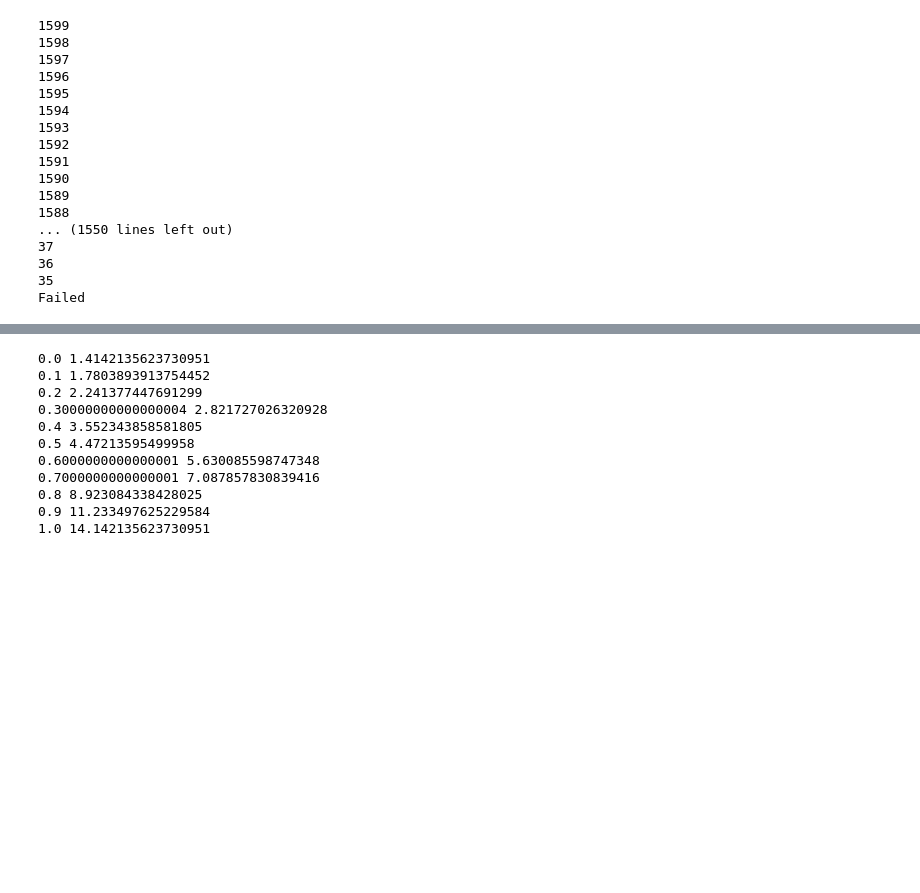
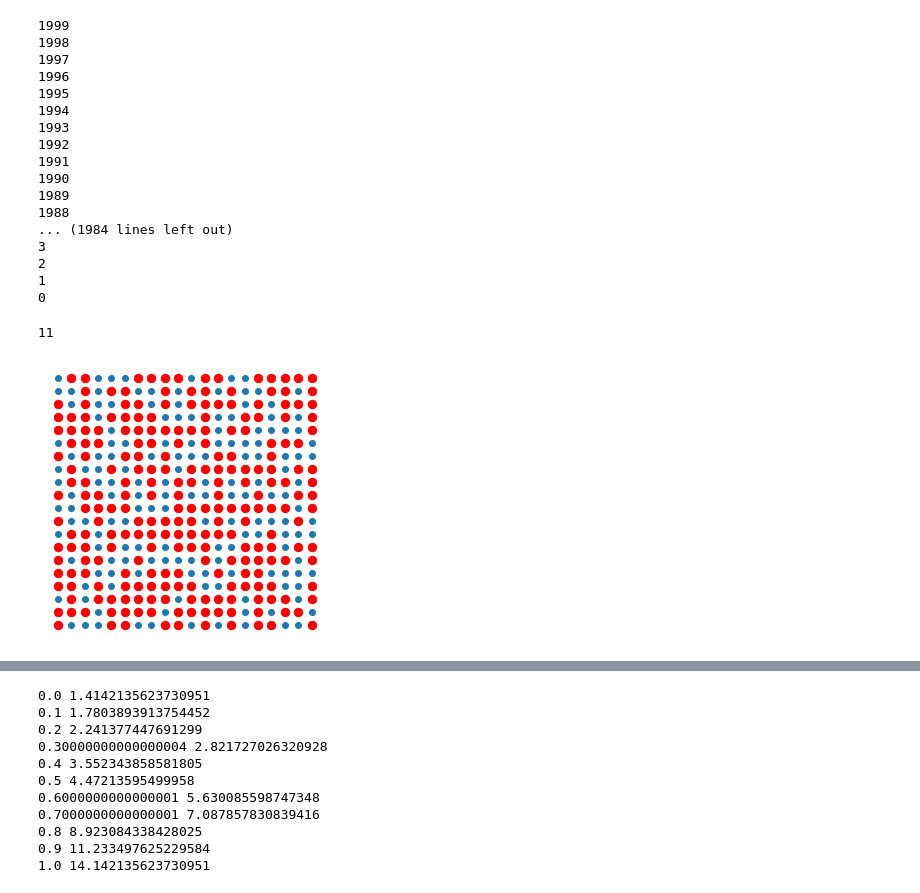
Before and after one commit to noahberthusen/qecc_routing, a Jupyter notebook: src_py/configuration_model.ipynb, the cells around one changed output, grey strips where cells are left out. Cells and saved outputs as stored; diff of their text form; code cells hidden in the pictures; blank space fills up the shorter version.

Commit message:
finished point refactoring

```diff
--- a/src_py/configuration_model.ipynb
+++ b/src_py/configuration_model.ipynb
@@ -16,8 +39,8 @@ def in_circle(point, circle):
 m = 20
 n = m**2
 
-r = np.sqrt(2)*((m/2)**0.4)
-deg_v = 4 # w_c. Every bit is in this many checks
+r = np.sqrt(2)*((m/2)**1)
+deg_v = 5 # w_c. Every bit is in this many checks
 deg_c = 5 # w_r. Every check has this many bits in it
 num_checks = (n*deg_v)//deg_c
 k = n - num_checks
@@ -31,7 +54,7 @@ while (np.count_nonzero(vs)):
     if (np.count_nonzero(pot_qbts)):
         c_ind = np.random.choice(np.where(pot_qbts.any(axis=1))[0])
     else:
-        print("Failed")
+        # print("Failed")
         break
 
     # choose a v that is within the specified radius (from list of potential qbts)
@@ -54,23 +77,45 @@ while (np.count_nonzero(vs)):
 
     print(sum(vs))
 # %% [output]
-1599
-1598
-1597
-1596
-1595
-1594
-1593
-1592
-1591
-1590
-1589
-1588
-... (1550 lines left out)
-37
-36
-35
-Failed
+1999
+1998
+1997
+1996
+1995
+1994
+1993
+1992
+1991
+1990
+1989
+1988
+... (1984 lines left out)
+3
+2
+1
+0
+# %%
+fig, ax = plt.subplots(1, 1, figsize=(5,5))
+
+
+ind_sets = independent_gens(ops)
+print(len(ind_sets))
+
+all_points = [(x,y) for x in range(m) for y in range(m)]
+xs, ys = zip(*all_points)
+ax.scatter(xs, ys)
+
+
+i = 2
+ind_set = [list(s) for s in ind_sets[i]]
+gen_xs, gen_ys = zip(*list(chain(*ind_set)))
+ax.scatter(gen_xs, gen_ys, c='r', s=70)
+
+ax.axis('off')
+plt.show()
+# %% [output]
+11
+[figure, added]
 # %%
 _ = []
 for gen in ops:
```
Also changed, not shown: parts of 8 cells of this notebook, 20 other files.
